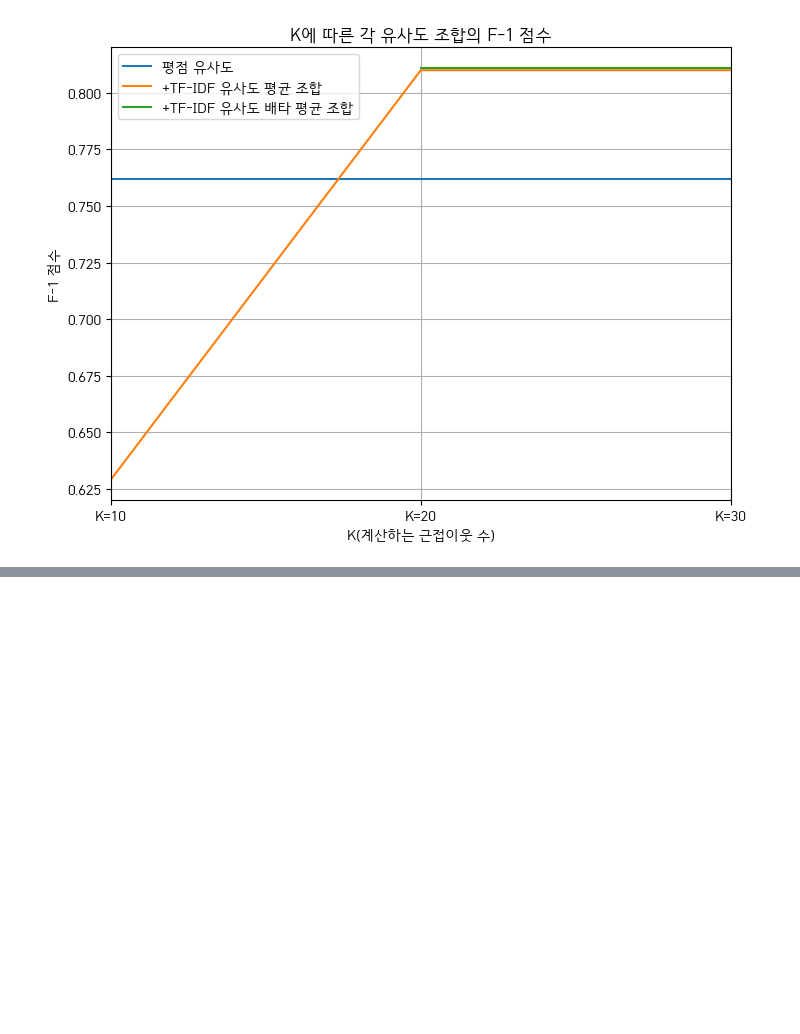
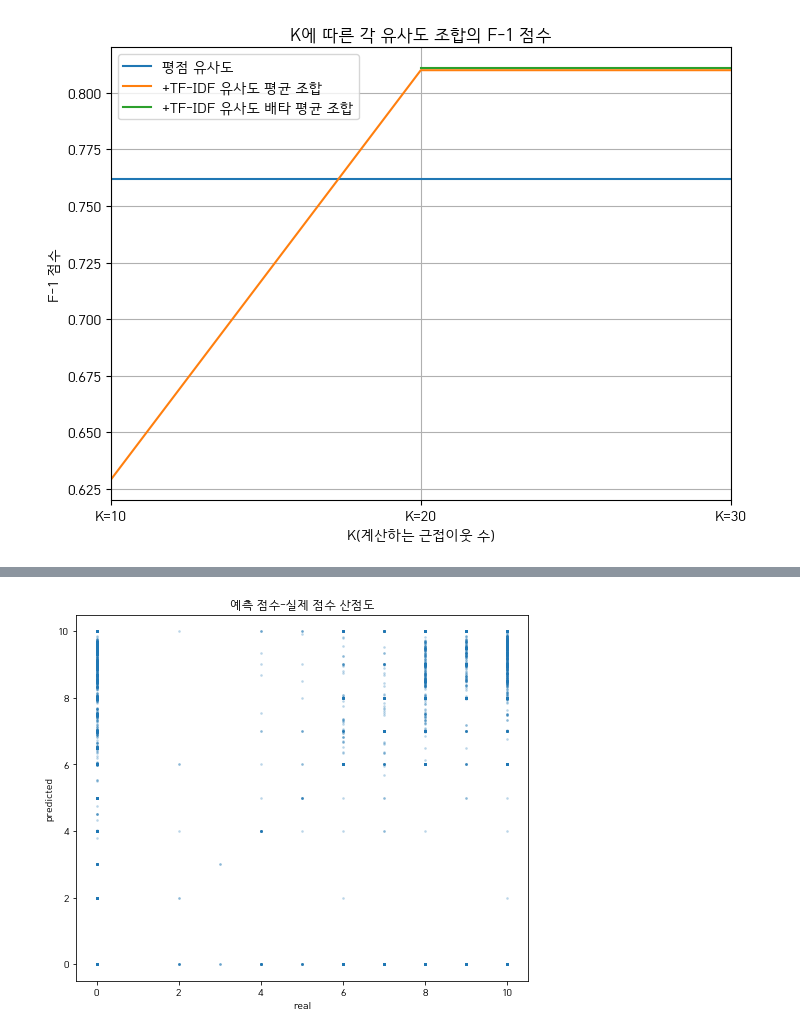
Before and after one commit to BlessingDev/Korean-Book-Review-Text-Book-Recomendation, a Jupyter notebook: Jupyter/visualize.ipynb, the cells around one changed output, grey strips where cells are left out. Saved outputs shown, nothing was run; the diff lists cells and outputs as text; code cells hidden in the pictures; blank space fills up the shorter version.

```diff
--- a/Jupyter/visualize.ipynb
+++ b/Jupyter/visualize.ipynb
@@ -72,0 +134,18 @@ review_grouped_by_book[["Title"]].count().sort_values("Title", ascending=False).
+# %%
+# 예측 점수 로드
+pred_norm_csr = scipy.sparse.load_npz(DATA / 'pred_norm.npz')
+pred_norm = pd.DataFrame(pred_norm_csr.todense(), index=us_list, columns=book_list)
+# %%
+# 시각화
+rates_norm = rv_book_pivot.values
+rates_norm = rates_norm.reshape((-1, 1))
+rates_norm = np.append(rates_norm, pred_norm.values.reshape((-1, 1)), axis=1)
+
+vis_df = pd.DataFrame(rates_norm, columns=["real", "predicted"])
+ax = vis_df.plot.scatter(x="real", y="predicted", alpha=0.2, s=3, figsize=(7, 6))
+
+ax.set_title("예측 점수-실제 점수 산점도")
+plt.tight_layout()
+plt.show()
+# %% [output]
+[figure, added]
```
Also changed, not shown: parts of 21 cells of this notebook, 5 other files.
